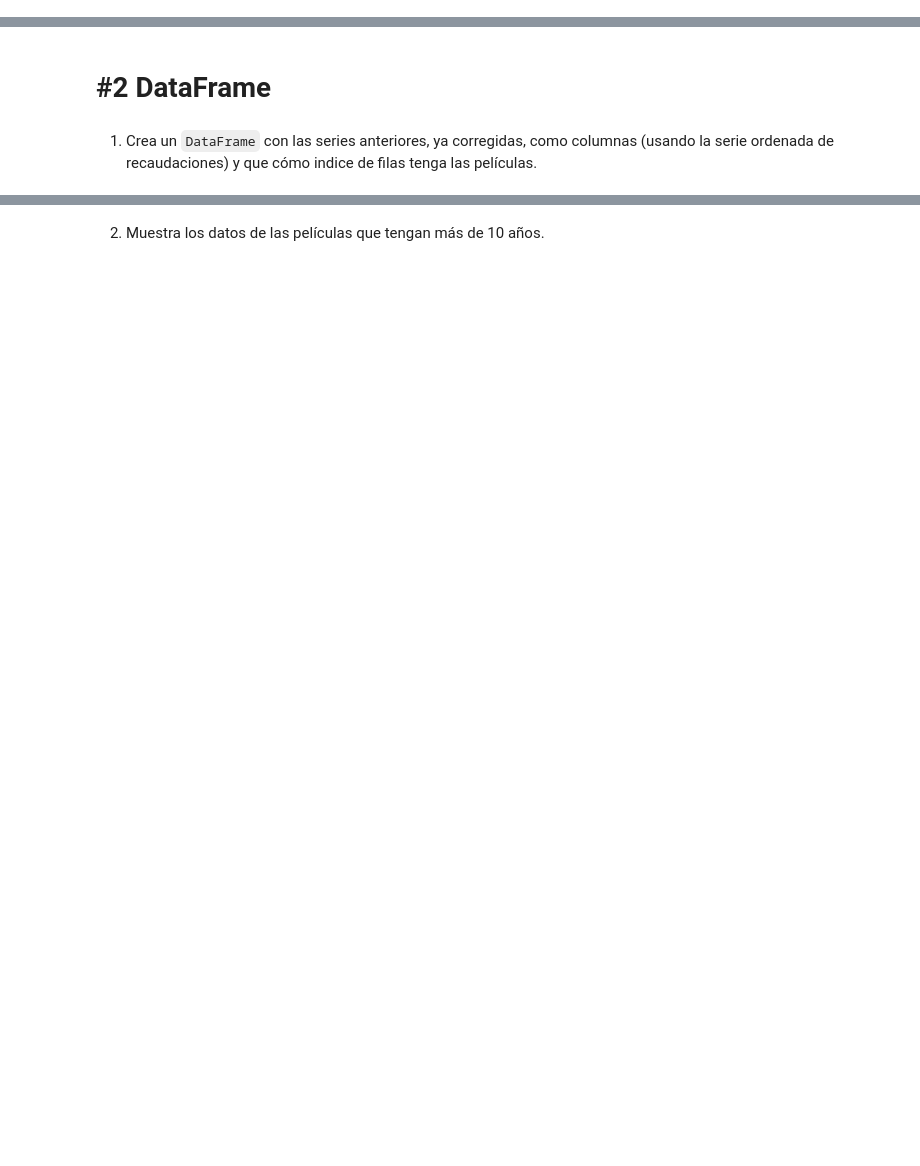
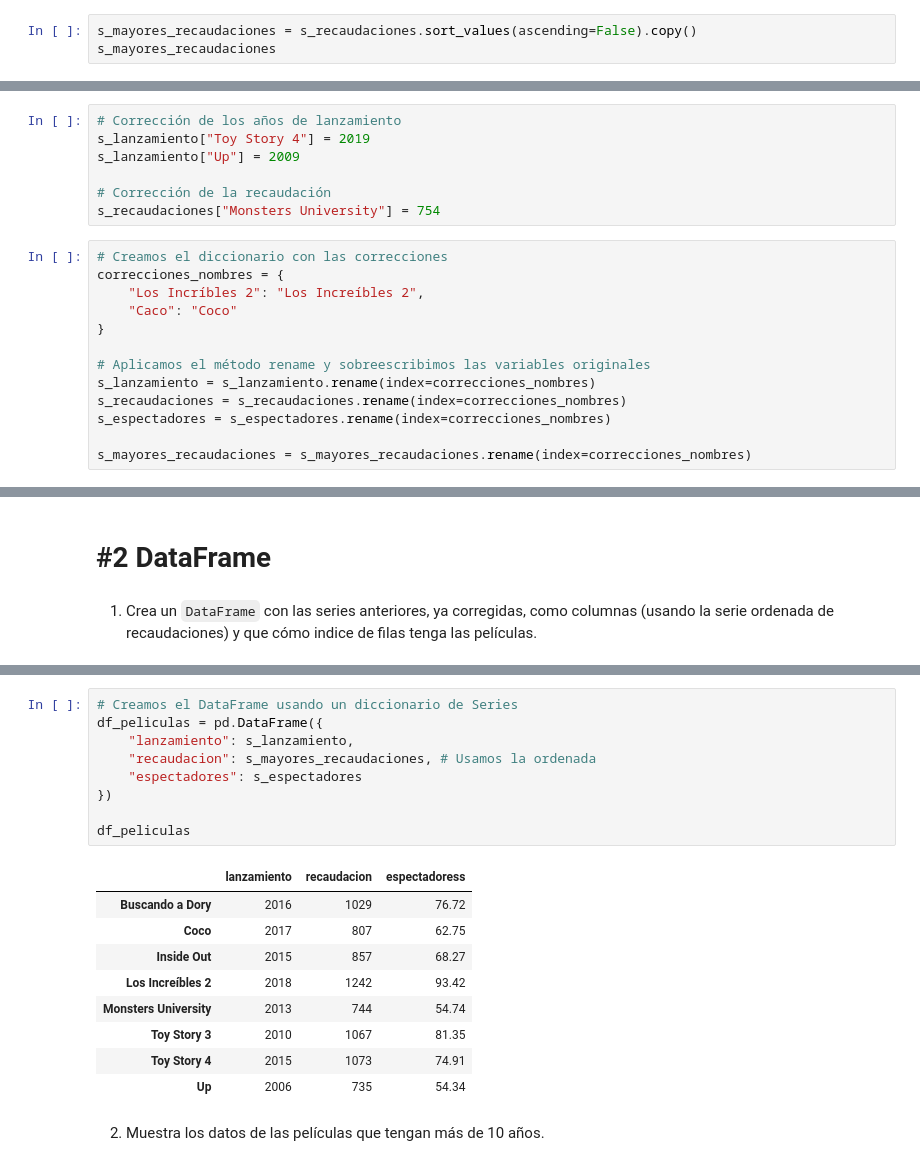
Before and after one commit to csanchosahun/DS-Online-Carlos-Sancho, a Jupyter notebook: 02_Herramientas_Avanzadas/Sprint_04/Unidad_01_Pandas_I/03_Practica_Obligatoria/18_Practica_Obligatoria_Pandas_I.ipynb, the cells around one changed output, grey strips where cells are left out. Cells and saved outputs as stored; diff of their text form; blank space fills up the shorter version.

```diff
--- a/02_Herramientas_Avanzadas/Sprint_04/Unidad_01_Pandas_I/03_Practica_Obligatoria/18_Practica_Obligatoria_Pandas_I.ipynb
+++ b/02_Herramientas_Avanzadas/Sprint_04/Unidad_01_Pandas_I/03_Practica_Obligatoria/18_Practica_Obligatoria_Pandas_I.ipynb
@@ -64,0 +43,3 @@ Name: recaudaciones, dtype: int64
+# %%
+s_mayores_recaudaciones = s_recaudaciones.sort_values(ascending=False).copy()
+s_mayores_recaudaciones
@@ -135,0 +97,20 @@ Name: lanzamiento, dtype: int64
+# %%
+# Corrección de los años de lanzamiento
+s_lanzamiento["Toy Story 4"] = 2019
+s_lanzamiento["Up"] = 2009
+
+# Corrección de la recaudación
+s_recaudaciones["Monsters University"] = 754
+# %%
+# Creamos el diccionario con las correcciones
+correcciones_nombres = {
+    "Los Incríbles 2": "Los Increíbles 2",
+    "Caco": "Coco"
+}
+
+# Aplicamos el método rename y sobreescribimos las variables originales
+s_lanzamiento = s_lanzamiento.rename(index=correcciones_nombres)
+s_recaudaciones = s_recaudaciones.rename(index=correcciones_nombres)
+s_espectadores = s_espectadores.rename(index=correcciones_nombres)
+
+s_mayores_recaudaciones = s_mayores_recaudaciones.rename(index=correcciones_nombres)
@@ -162,2 +131,21 @@ Name: lanzamiento, dtype: int64
+# %%
+# Creamos el DataFrame usando un diccionario de Series
+df_peliculas = pd.DataFrame({
+    "lanzamiento": s_lanzamiento,
+    "recaudacion": s_mayores_recaudaciones, # Usamos la ordenada
+    "espectadores": s_espectadores
+})
+
+df_peliculas
+# %% [output]
+|  | lanzamiento | recaudacion | espectadoress |
+| Buscando a Dory | 2016 | 1029 | 76.72 |
+| Coco | 2017 | 807 | 62.75 |
+| Inside Out | 2015 | 857 | 68.27 |
+| Los Increíbles 2 | 2018 | 1242 | 93.42 |
+| Monsters University | 2013 | 744 | 54.74 |
+| Toy Story 3 | 2010 | 1067 | 81.35 |
+| Toy Story 4 | 2015 | 1073 | 74.91 |
+| Up | 2006 | 735 | 54.34 |
 # %% [markdown]
 2. Muestra los datos de las películas que tengan más de 10 años.
```
Also changed, not shown: parts of 18 cells of this notebook.
